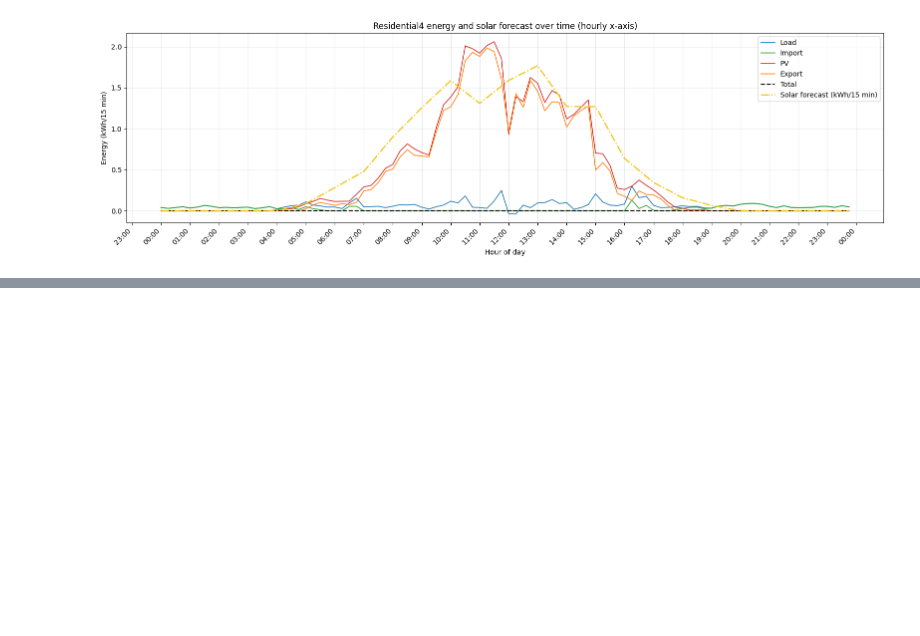
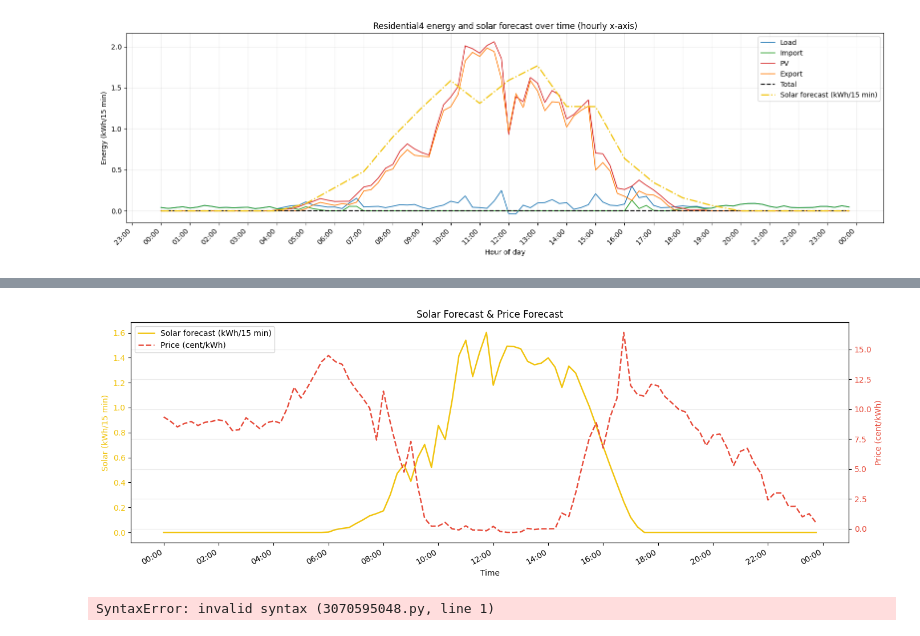
Before and after one commit to joschamz/hems-automation, a Jupyter notebook: EDA-and-modeling.ipynb, the cells around one changed output, grey strips where cells are left out. Drawn from its saved outputs; the diff is of its cells as text; code cells hidden in the pictures; blank space fills up the shorter version.

```diff
--- a/EDA-and-modeling.ipynb
+++ b/EDA-and-modeling.ipynb
@@ -450,3 +451,6 @@ plt.tight_layout()
 plt.show()
 # %% [output]
 [figure]
+# %%
+df_tomorrow_solar = get_daily_solar_kwh("2026-03-12") # load solar forecast for tomorrow
+df_tomorrow_solar
@@ -452,0 +471,3 @@ plt.show()
+# %%
+df_tomorrow_price = get_daily_prices("2026-03-12") # load price forecast for tomorrow
+df_tomorrow_price.shape
@@ -452,0 +492,38 @@ plt.show()
+# %%
+import matplotlib.dates as mdates
+
+fig, ax1 = plt.subplots(figsize=(14, 5))
+
+# Plot solar forecast on primary y-axis
+ax1.plot(df_tomorrow_solar["time"], df_tomorrow_solar["predicted_kwh"],
+         color="#f1c40f", linewidth=1.8, label="Solar forecast (kWh/15 min)")
+ax1.set_xlabel("Time")
+ax1.set_ylabel("Solar (kWh/15 min)", color="#f1c40f")
+ax1.tick_params(axis="y", labelcolor="#f1c40f")
+
+# Plot price on secondary y-axis
+ax2 = ax1.twinx()
+ax2.plot(df_tomorrow_price["time"], df_tomorrow_price["price_cent_kwh"],
+         color="#e74c3c", linewidth=1.8, linestyle="--", label="Price (cent/kWh)")
+ax2.set_ylabel("Price (cent/kWh)", color="#e74c3c")
+ax2.tick_params(axis="y", labelcolor="#e74c3c")
+
+ax1.xaxis.set_major_locator(mdates.HourLocator(interval=2))
+ax1.xaxis.set_major_formatter(mdates.DateFormatter("%H:%M"))
+fig.autofmt_xdate()
+lines1, labels1 = ax1.get_legend_handles_labels()
+lines2, labels2 = ax2.get_legend_handles_labels()
+ax1.legend(lines1 + lines2, labels1 + labels2, loc="upper left")
+
+plt.title("Solar Forecast & Price Forecast")
+plt.xticks(rotation=45, ha="right")
+plt.grid(alpha=0.25)
+plt.tight_layout()
+plt.show()
+# %% [output]
+[figure, added]
+# %%
+df_tomorrow_load = # load mehdis model
+df_tomorrow_load.shape
+# %% [output]
+SyntaxError: invalid syntax (3070595048.py, line 1)
```
Also changed, not shown: parts of 4 cells of this notebook, 3 other files.
